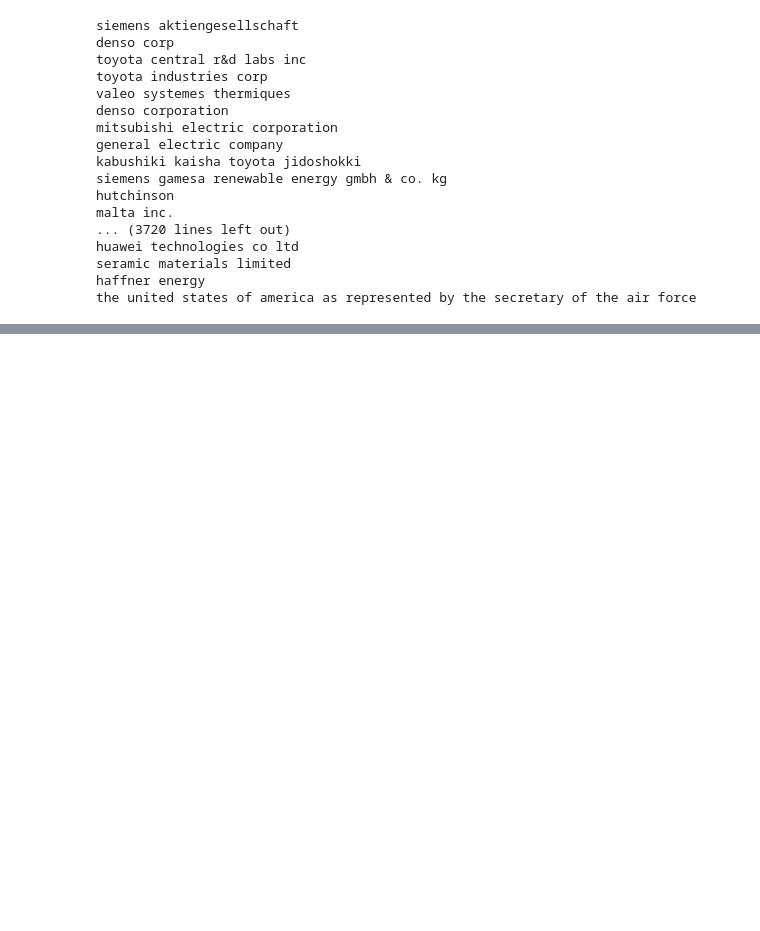
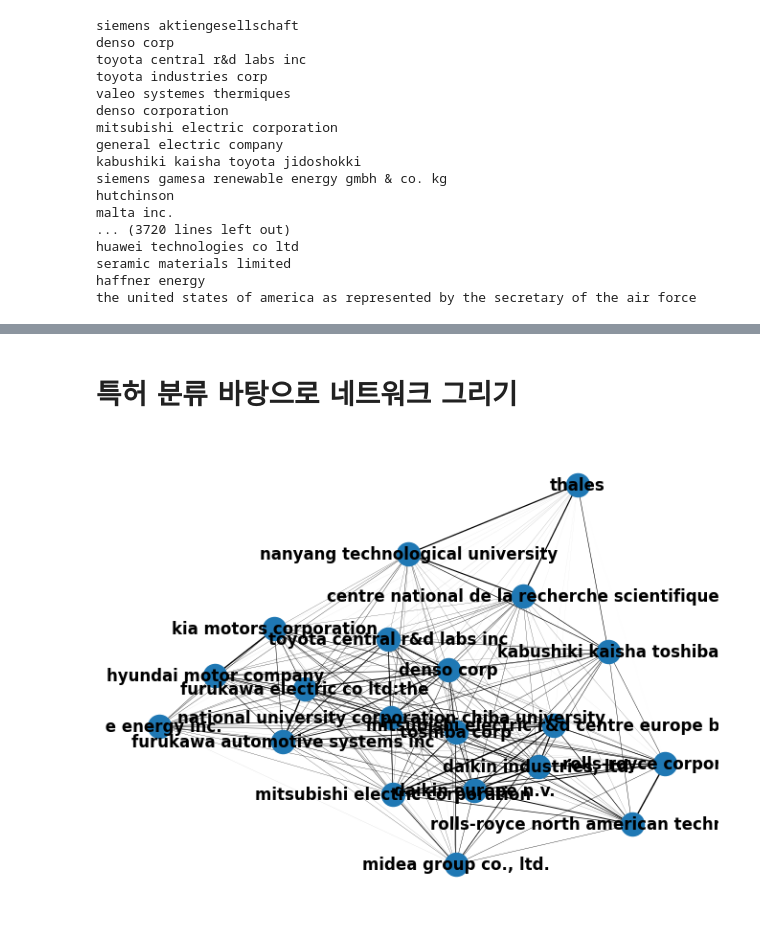
Before and after one commit to kangsunwoo827/tech_pred, a Jupyter notebook: tes_data.ipynb, the cells around one changed output, grey strips where cells are left out. Cells and saved outputs as stored; diff of their text form; code cells hidden in the pictures; blank space fills up the shorter version.

```diff
--- a/tes_data.ipynb
+++ b/tes_data.ipynb
@@ -168 +134,35 @@ plt.show()
+# %%
+top20_similarity_df =similarity_df.loc[top20_company,top20_company]
+# %% [markdown]
+# 특허 분류 바탕으로 네트워크 그리기
+# %%
+
+
+import matplotlib.pyplot as plt
+import networkx as nx
+
+# 네트워크 그래프 생성
+G = nx.Graph()
+
+# 노드 추가
+G.add_nodes_from(top20_similarity_df.index)
+
+# 엣지 및 두께 설정
+for i in range(len(top20_similarity_df.index)):
+    for j in range(i + 1, len(top20_similarity_df.index)):
+        similarity = top20_similarity_df.iloc[i, j]
+        if similarity > 0:  # 유사도가 0 이상인 경우에만 엣지 추가
+            G.add_edge(top20_similarity_df.index[i], top20_similarity_df.index[j], weight=similarity)
+
+# 두께 계산
+widths = [data['weight'] for _, _, data in G.edges(data=True)]
+
+# 네트워크 그리기
+pos = nx.spring_layout(G)  # 레이아웃 설정
+nx.draw(G, pos, with_labels=True, font_weight='bold', width=widths)
+
+# 그래프 출력
+plt.show()
+# %% [output]
+[figure, added]
 # %%
```
Also changed, not shown: parts of 22 cells of this notebook, 1 other file.
